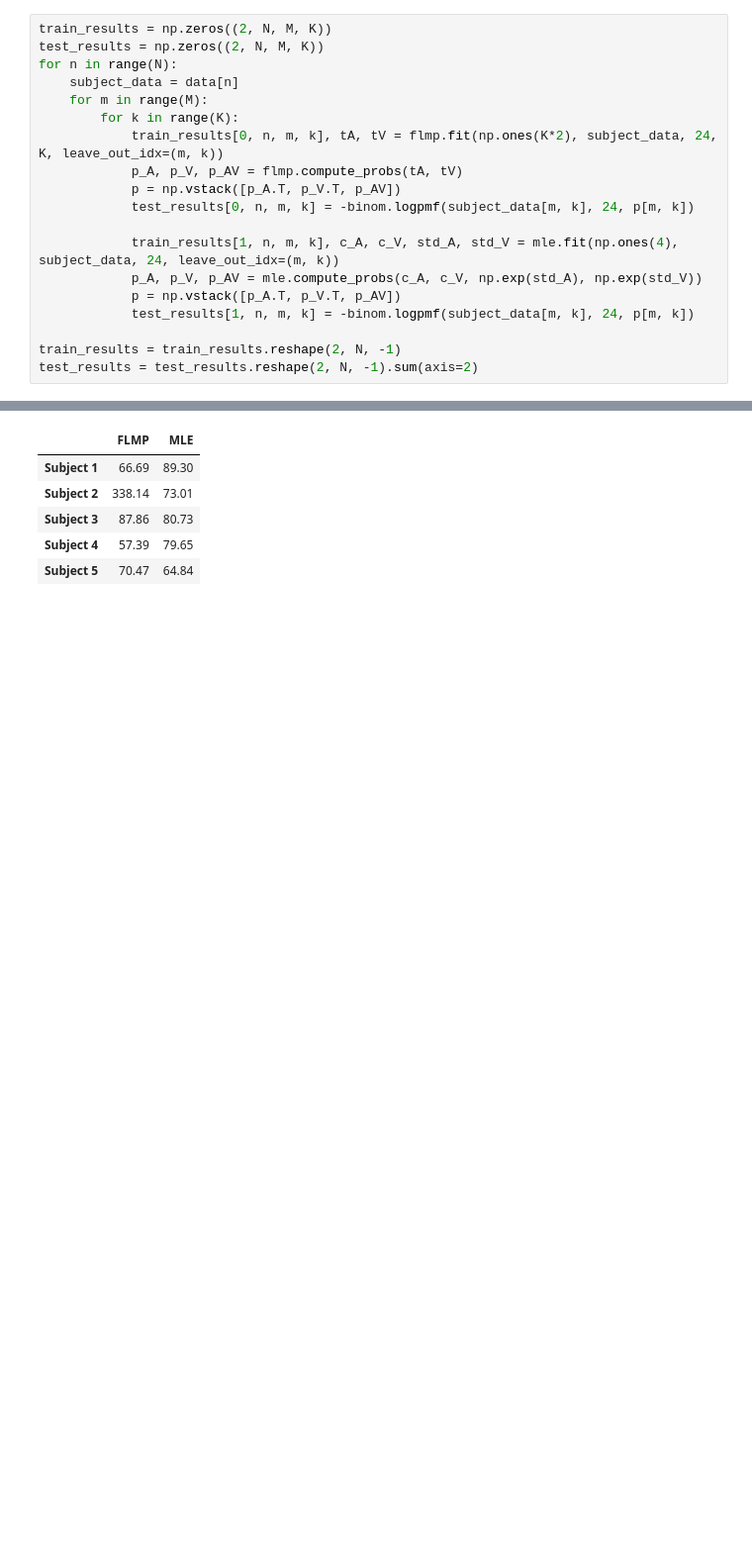
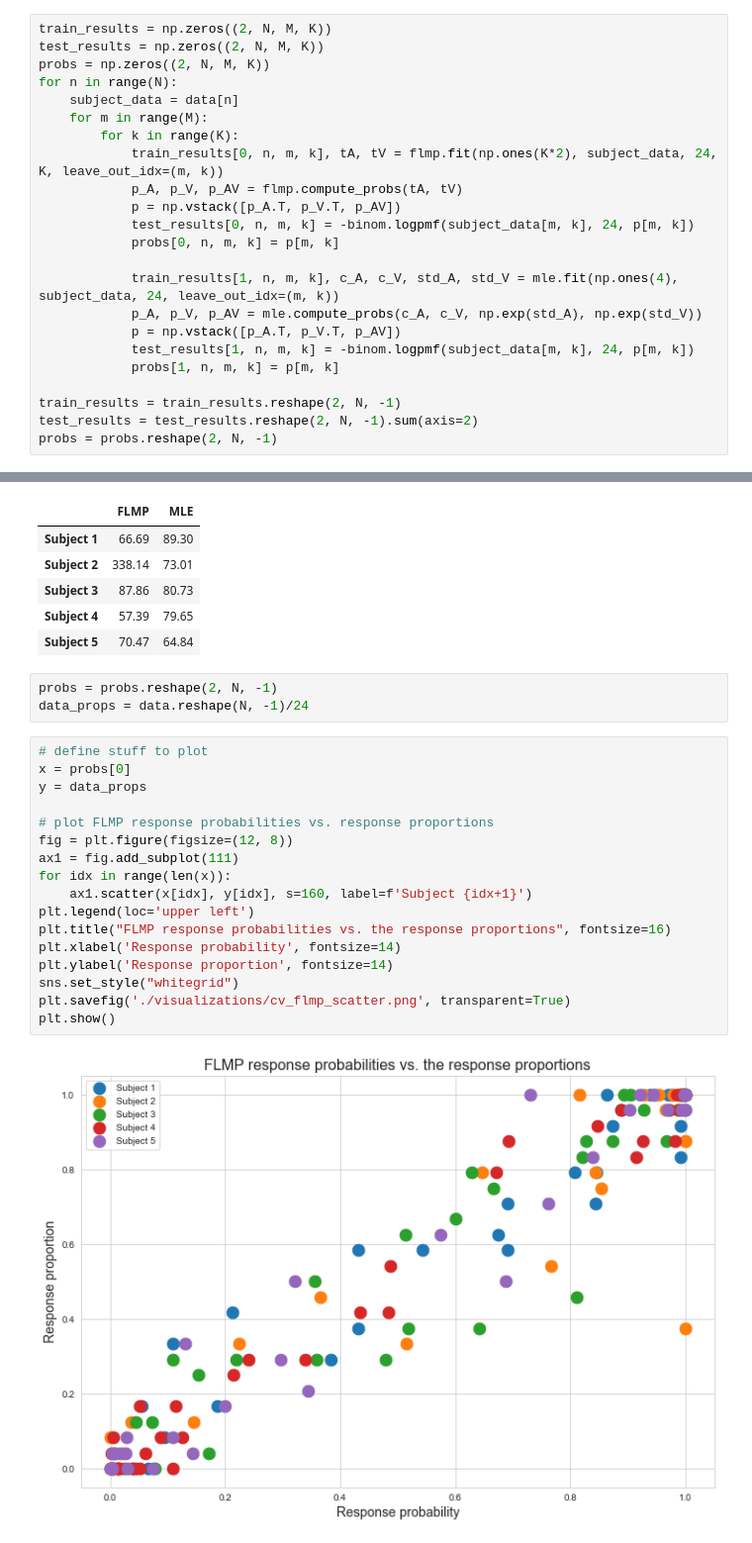
Before and after one commit to simonamtoft/bayesian-audiovisual-speech-perception, a Jupyter notebook: Crossvalidation.ipynb, the cells around one changed output, grey strips where cells are left out. Shown: that part at 99% size. Cells and saved outputs as stored; diff of their text form; blank space fills up the shorter version.

```diff
--- a/Crossvalidation.ipynb
+++ b/Crossvalidation.ipynb
@@ -33,6 +33,7 @@ N_SAMPLES = 100
 # %%
 train_results = np.zeros((2, N, M, K))
 test_results = np.zeros((2, N, M, K))
+probs = np.zeros((2, N, M, K))
 for n in range(N):
     subject_data = data[n]
     for m in range(M):
@@ -41,14 +42,17 @@ for n in range(N):
             p_A, p_V, p_AV = flmp.compute_probs(tA, tV)
             p = np.vstack([p_A.T, p_V.T, p_AV])
             test_results[0, n, m, k] = -binom.logpmf(subject_data[m, k], 24, p[m, k])
+            probs[0, n, m, k] = p[m, k]
 
             train_results[1, n, m, k], c_A, c_V, std_A, std_V = mle.fit(np.ones(4), subject_data, 24, leave_out_idx=(m, k))
             p_A, p_V, p_AV = mle.compute_probs(c_A, c_V, np.exp(std_A), np.exp(std_V))
             p = np.vstack([p_A.T, p_V.T, p_AV])
             test_results[1, n, m, k] = -binom.logpmf(subject_data[m, k], 24, p[m, k])
+            probs[1, n, m, k] = p[m, k]
 
 train_results = train_results.reshape(2, N, -1)
 test_results = test_results.reshape(2, N, -1).sum(axis=2)
+probs = probs.reshape(2, N, -1)
 # %%
 flmp_df = pd.DataFrame(train_results[0].T, columns=[f"Subject {i+1}" for i in range(N)])
 mle_df = pd.DataFrame(train_results[1].T, columns=[f"Subject {i+1}" for i in range(N)])
@@ -97,3 +103,25 @@ df
 | Subject 3 | 87.86 | 80.73 |
 | Subject 4 | 57.39 | 79.65 |
 | Subject 5 | 70.47 | 64.84 |
+# %%
+probs = probs.reshape(2, N, -1)
+data_props = data.reshape(N, -1)/24
+# %%
+# define stuff to plot
+x = probs[0]
+y = data_props
+
+# plot FLMP response probabilities vs. response proportions
+fig = plt.figure(figsize=(12, 8))
+ax1 = fig.add_subplot(111)
+for idx in range(len(x)):
+    ax1.scatter(x[idx], y[idx], s=160, label=f'Subject {idx+1}')
+plt.legend(loc='upper left')
+plt.title("FLMP response probabilities vs. the response proportions", fontsize=16)
+plt.xlabel('Response probability', fontsize=14)
+plt.ylabel('Response proportion', fontsize=14)
+sns.set_style("whitegrid")
+plt.savefig('./visualizations/cv_flmp_scatter.png', transparent=True)
+plt.show()
+# %% [output]
+[figure, added]
```
Also changed, not shown: parts of 2 cells of this notebook, 2 other files.
